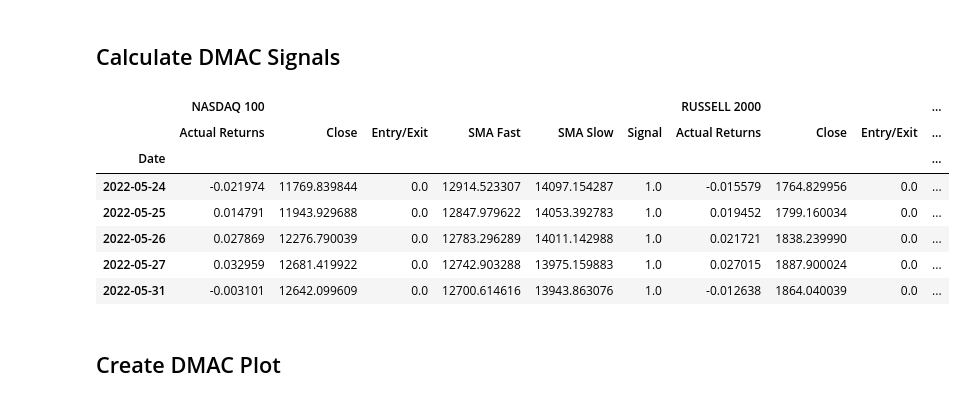
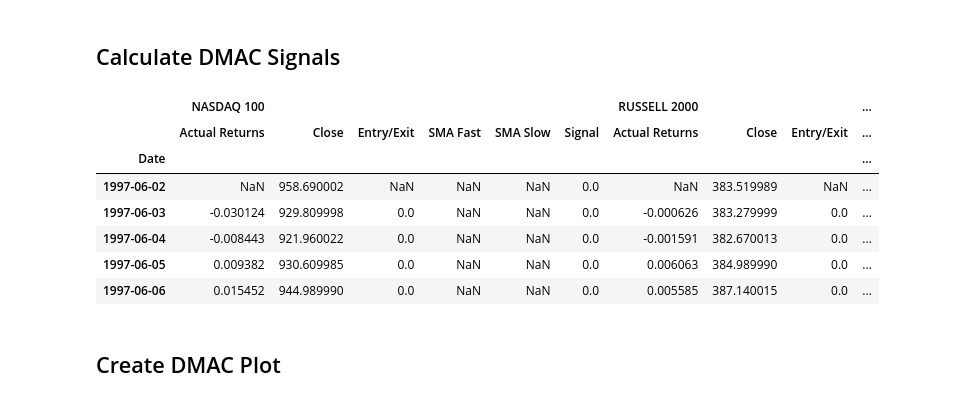
Before and after one commit to adamgulyas/backtesting-lab, a Jupyter notebook: price-data-preprocessing.ipynb, the cells around one changed output. Saved outputs shown, nothing was run; the diff lists cells and outputs as text; code cells hidden in the pictures.

```diff
--- a/price-data-preprocessing.ipynb
+++ b/price-data-preprocessing.ipynb
@@ -90,39 +90,39 @@ long_window = 100
 
 dmac_df = ohlvc_df.drop(
     columns=['Open', 'Low', 'High', 'Volume'], level=1
 )
 
 for stock in stocks:
 
     # Generate the fast and slow simple moving averages
     dmac_df[stock, 'SMA Fast'] = (
         dmac_df[stock, 'Close'].rolling(window=short_window).mean()
     )
     dmac_df[stock, 'SMA Slow'] = (
         dmac_df[stock, 'Close'].rolling(window=long_window).mean()
     )
 
     dmac_df[stock, 'Signal'] = 0.0
     dmac_df[stock, 'Signal'][short_window:] = np.where(
         dmac_df[stock, 'SMA Fast'][short_window:] <
         dmac_df[stock, 'SMA Slow'][short_window:], 1.0, 0.0
     )
 
     dmac_df[stock, 'Entry/Exit'] = dmac_df[stock, 'Signal'].diff()
 
     dmac_df[stock, 'Close'] = dmac_df[stock, 'Close']
 
 dmac_df = dmac_df.sort_index(axis='columns')
-dmac_df.tail()
+dmac_df.head()
 # %% [output]
 |  | NASDAQ 100 |  |  |  |  |  | RUSSELL 2000 |  |  | ... |
 |  | Actual Returns | Close | Entry/Exit | SMA Fast | SMA Slow | Signal | Actual Returns | Close | Entry/Exit | ... |
 | Date |  |  |  |  |  |  |  |  |  | ... |
-| 2022-05-24 | -0.021974 | 11769.839844 | 0.0 | 12914.523307 | 14097.154287 | 1.0 | -0.015579 | 1764.829956 | 0.0 | ... |
-| 2022-05-25 | 0.014791 | 11943.929688 | 0.0 | 12847.979622 | 14053.392783 | 1.0 | 0.019452 | 1799.160034 | 0.0 | ... |
-| 2022-05-26 | 0.027869 | 12276.790039 | 0.0 | 12783.296289 | 14011.142988 | 1.0 | 0.021721 | 1838.239990 | 0.0 | ... |
-| 2022-05-27 | 0.032959 | 12681.419922 | 0.0 | 12742.903288 | 13975.159883 | 1.0 | 0.027015 | 1887.900024 | 0.0 | ... |
-| 2022-05-31 | -0.003101 | 12642.099609 | 0.0 | 12700.614616 | 13943.863076 | 1.0 | -0.012638 | 1864.040039 | 0.0 | ... |
+| 1997-06-02 | NaN | 958.690002 | NaN | NaN | NaN | 0.0 | NaN | 383.519989 | NaN | ... |
+| 1997-06-03 | -0.030124 | 929.809998 | 0.0 | NaN | NaN | 0.0 | -0.000626 | 383.279999 | 0.0 | ... |
+| 1997-06-04 | -0.008443 | 921.960022 | 0.0 | NaN | NaN | 0.0 | -0.001591 | 382.670013 | 0.0 | ... |
+| 1997-06-05 | 0.009382 | 930.609985 | 0.0 | NaN | NaN | 0.0 | 0.006063 | 384.989990 | 0.0 | ... |
+| 1997-06-06 | 0.015452 | 944.989990 | 0.0 | NaN | NaN | 0.0 | 0.005585 | 387.140015 | 0.0 | ... |
 # %% [markdown]
 ## Create DMAC Plot
 # %%
```
Also changed, not shown: parts of 9 cells of this notebook.
